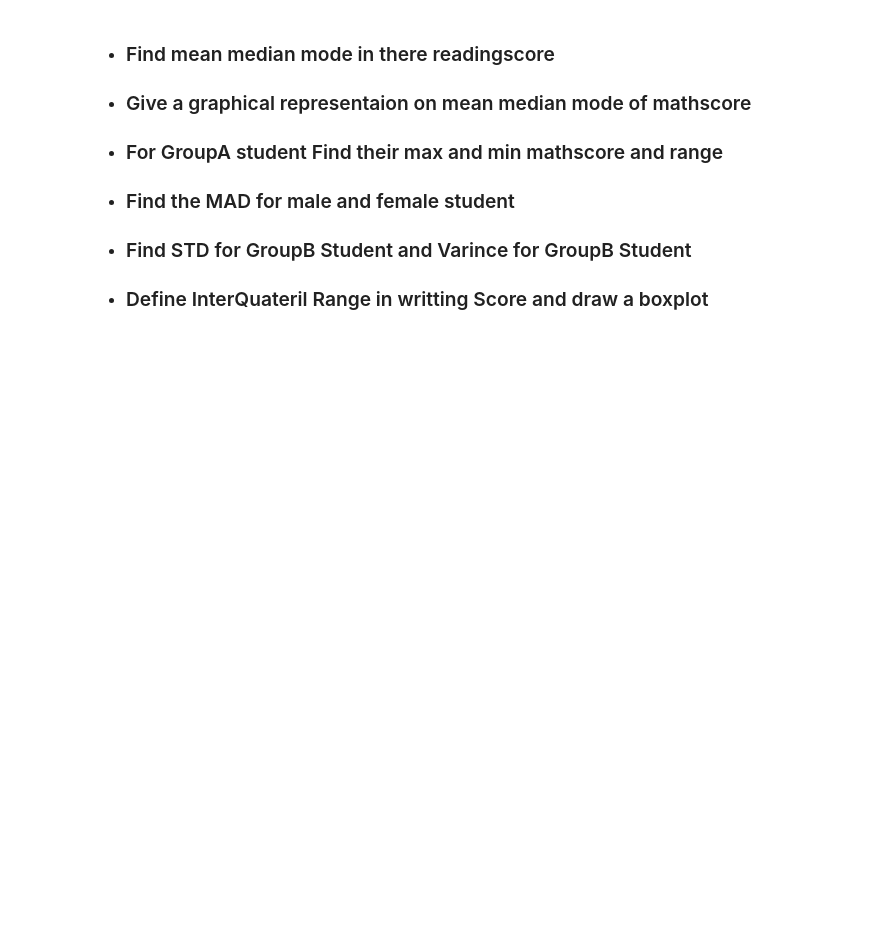
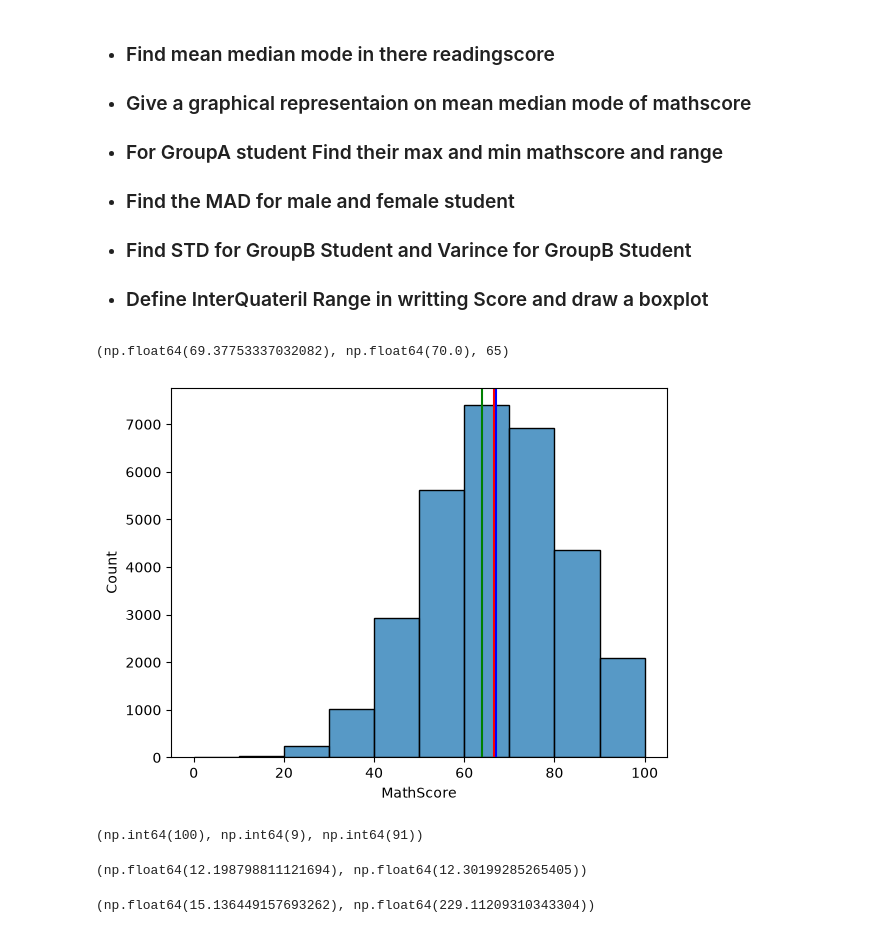
Before and after one commit to ganapathimallya/DataScience, a Jupyter notebook: Statistics/Phase 3.ipynb, the cells around one changed output. Drawn from its saved outputs; the diff is of its cells as text; code cells hidden in the pictures; blank space fills up the shorter version.

```diff
--- a/Statistics/Phase 3.ipynb
+++ b/Statistics/Phase 3.ipynb
@@ -94,3 +82,39 @@ sns.boxplot(data=titanic_df,x='Age')
 * ### Find the MAD for male and female student
 * ### Find STD for GroupB Student and Varince for GroupB Student
 * ### Define InterQuateril Range in writting Score and draw a boxplot
+# %%
+student_df=pd.read_csv("Dataset/student_scores.csv")
+student_df['ReadingScore'].mean(),student_df['ReadingScore'].median(),st.mode(student_df['ReadingScore'])
+# %% [output]
+(np.float64(69.37753337032082), np.float64(70.0), 65)
+# %%
+sns.histplot(data=student_df,x='MathScore',bins=10)
+plt.axvline(student_df['MathScore'].mean(),color='red')
+plt.axvline(student_df['MathScore'].median(),color='blue')
+plt.axvline(st.mode(student_df['MathScore']),color='green')
+plt.show()
+# %% [output]
+[figure, added]
+# %%
+groupA_df=student_df[student_df['EthnicGroup']=='group A']
+max_m=groupA_df['MathScore'].max()
+min_m=groupA_df['MathScore'].min()
+range_mathscore=max_m-min_m
+max_m,min_m,range_mathscore
+# %% [output]
+(np.int64(100), np.int64(9), np.int64(91))
+# %%
+male_df=student_df[student_df['Gender']=='male']
+female_df=student_df[student_df['Gender']=='female']
+mean_male=male_df['MathScore'].mean()
+mad_male=np.sum(np.abs(male_df['MathScore']-mean_male))/len(male_df['MathScore'])
+mean_female=female_df['MathScore'].mean()
+mad_female=np.sum(np.abs(female_df['MathScore']-mean_female))/len(female_df['MathScore'])
+mad_male,mad_female
+# %% [output]
+(np.float64(12.198798811121694), np.float64(12.30199285265405))
+# %%
+groupB_df=student_df[student_df['EthnicGroup']=='group B']
+groupB_df['MathScore'].std(),groupB_df['MathScore'].var()
+# %% [output]
+(np.float64(15.136449157693262), np.float64(229.11209310343304))
```
Also changed, not shown: parts of 4 cells of this notebook, 1 other file.
